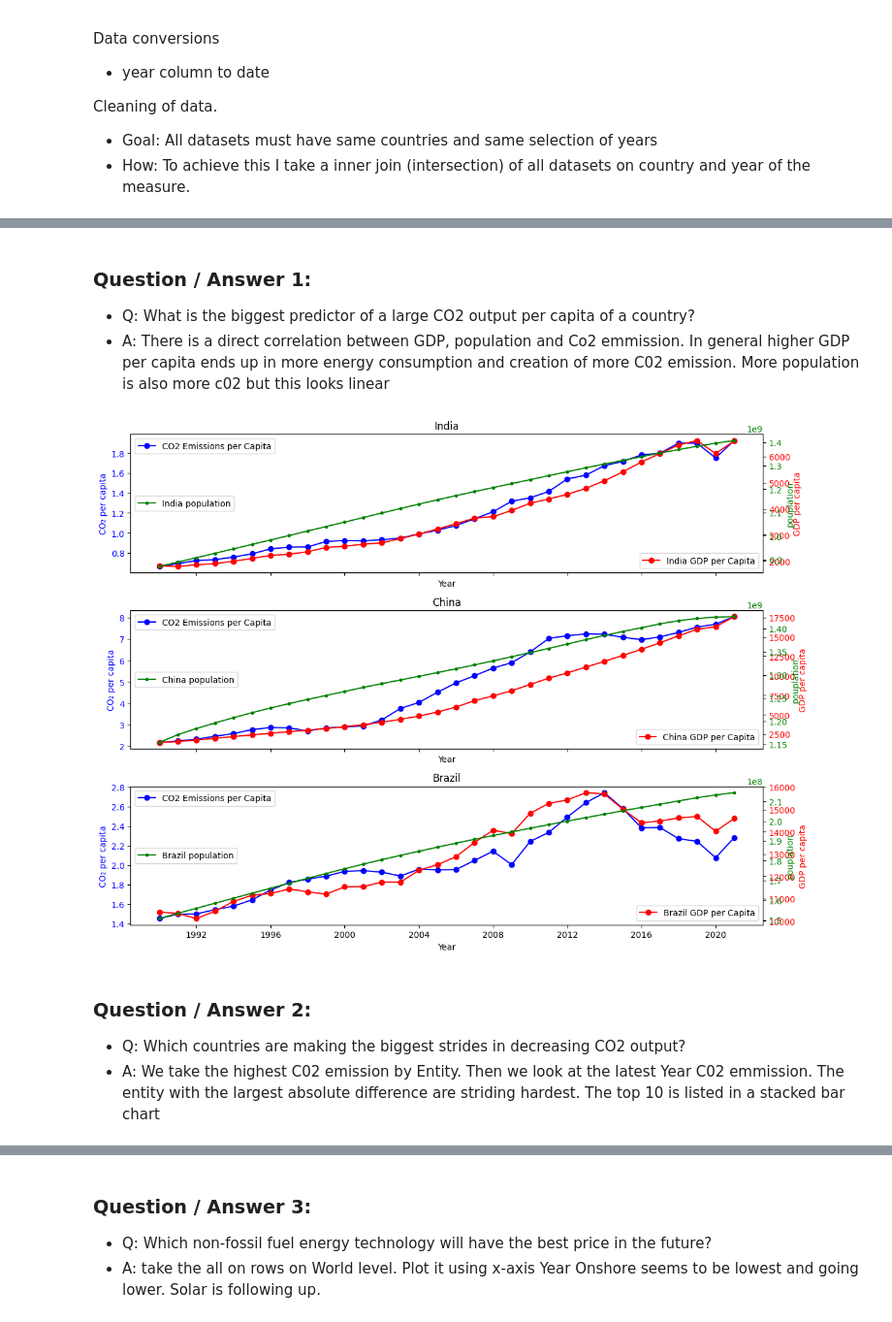
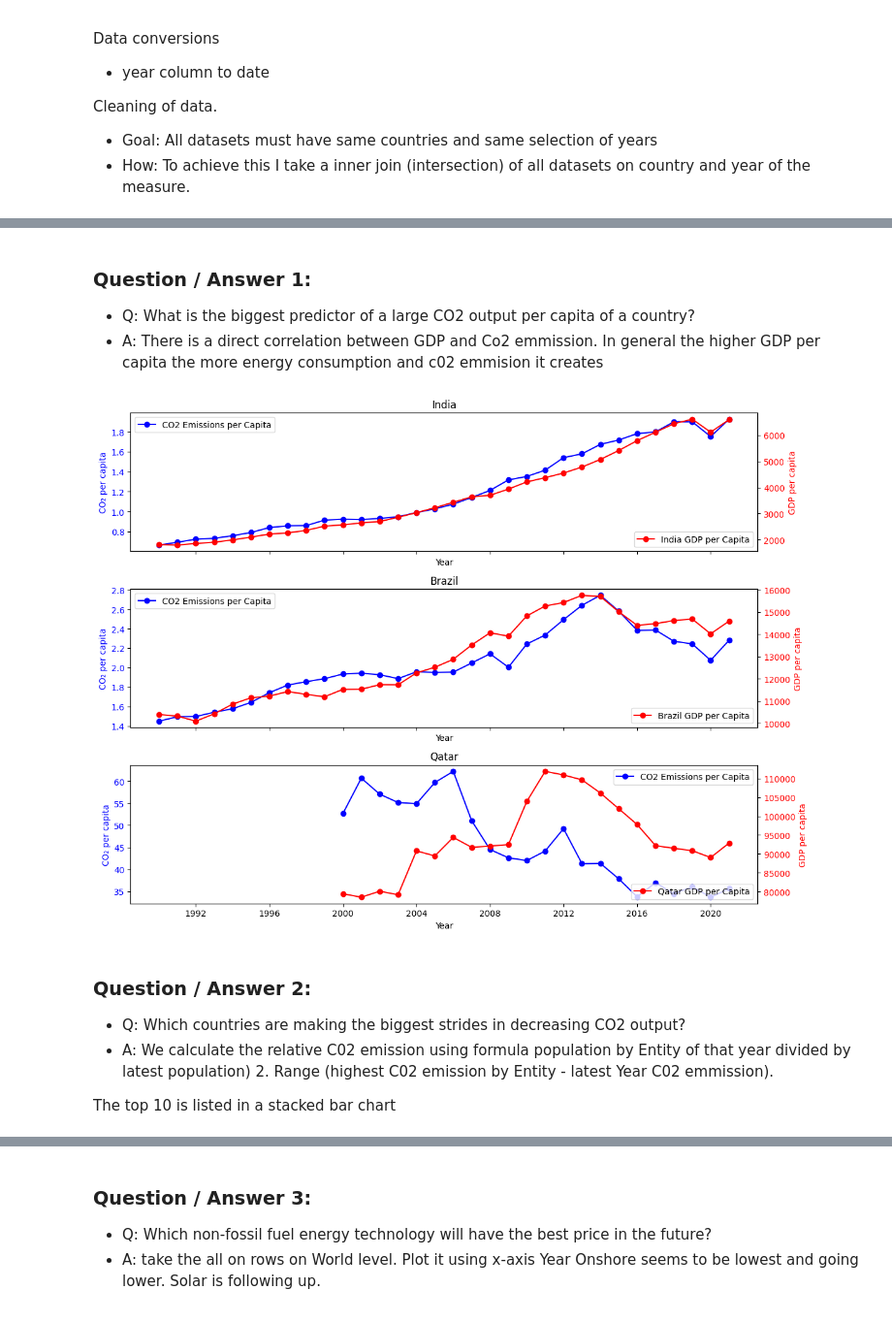
Before and after one commit to ayuksekdag/winacademy_python_dna, a Jupyter notebook: final_assignment/final_co2Project.ipynb, the cells around one changed output, grey strips where cells are left out. Shown at 97% size. Cells and saved outputs as stored; diff of their text form; code cells hidden in the pictures.

```diff
--- a/final_assignment/final_co2Project.ipynb
+++ b/final_assignment/final_co2Project.ipynb
@@ -85,4 +85,5 @@ pop['Year'] = pd.to_datetime(pop['Year'], format='%Y')
 # %%
 # remove columns
 # the columns that stay
-pop = pop[['Entity','Year','Population']]
+pop.Entity.unique()
+#pop = pop[['Entity','Year','Population']]
@@ -124,11 +143,11 @@ merged_co2_gdp_pop
 # %% [markdown]
 ### Question / Answer 1:
 - Q: What is the biggest predictor of a large CO2 output per capita of a country?
-- A: There is a direct correlation between GDP, population and Co2 emmission. In general higher GDP per capita ends up in more energy consumption and creation of more C02 emission. More population is also more c02 but this looks linear
+- A: There is a direct correlation between GDP and Co2 emmission. In general the higher GDP per capita the more energy consumption and c02 emmision it creates
 # %%
 #take 3 countries to examine
 # 3 Bricks: China & India and Brazil
-countries_to_plot = {"China", "India", "Brazil"}
+countries_to_plot = {"Qatar", "India", "Brazil"}
 
 # Create subplots
 fig, ax = plt.subplots(len(countries_to_plot), 1, figsize=(12, 9), sharex=True)
@@ -141,44 +160,40 @@ pop_color='green'
 for i, country in enumerate(countries_to_plot):
 
   df = merged_co2_gdp_pop[merged_co2_gdp_pop["Entity"] == country]
 
   # Plot the first measure c02  on the left y-axis
   # x-axis is year (shared)
   ax[i].set_title(f"{country}")
   ax[i].plot(df["Year"], df["c02"], label="CO2 Emissions per Capita", marker='o', color=c02_color)
 
   ax[i].set_ylabel('CO₂ per capita', color=c02_color)
   ax[i].tick_params(axis='y', labelcolor=c02_color)
   ax[i].set_xlabel("Year")
   ax[i].legend()
 
 
   # Create a second y-axis for measure gdp on the right side
   # with a shared x-axis using year
   ax2 = ax[i].twinx()
 
   # Plot the second dataset on the right y-axis
   ax2.plot(df["Year"], df["gdp"], label=f"{country} GDP per Capita", marker='o', color=gdp_color)
   ax2.set_ylabel('GDP per capita', color=gdp_color)
   ax2.tick_params(axis='y', labelcolor=gdp_color)
   ax2.legend(loc='lower right')
 
-  ax3 = ax[i].twinx()
-
-  # Plot the second dataset on the right y-axis
-  ax3.plot(df["Year"], df["Population"], label=f"{country} population", marker='.', color=pop_color)
-  ax3.set_ylabel('pouplation', color=pop_color)
-  ax3.tick_params(axis='y', labelcolor=pop_color)
-  ax3.legend(loc='center left')
-
 
 #plot it
 plt.tight_layout()
 plt.show()
 # %% [output]
-[figure, old version]
+[figure, new version]
 # %% [markdown]
 ### Question / Answer 2:
 - Q: Which countries are making the biggest strides in decreasing CO2 output?
-- A: We take the highest C02 emission by Entity. Then we look at the latest Year C02 emmission. The entity with the largest absolute difference are striding hardest.
+- A: We calculate the relative C02 emission using formula
+  population by Entity of that year divided by  latest population)
+  2. Range (highest C02 emission by Entity - latest Year C02 emmission).
+
+
 The top 10 is listed in a stacked bar chart
```
Also changed, not shown: parts of 8 cells of this notebook.
